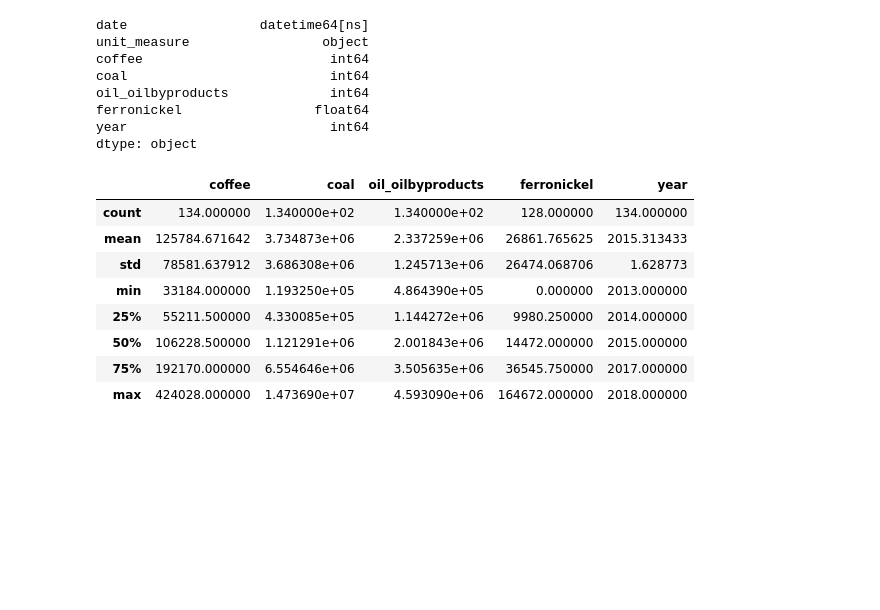
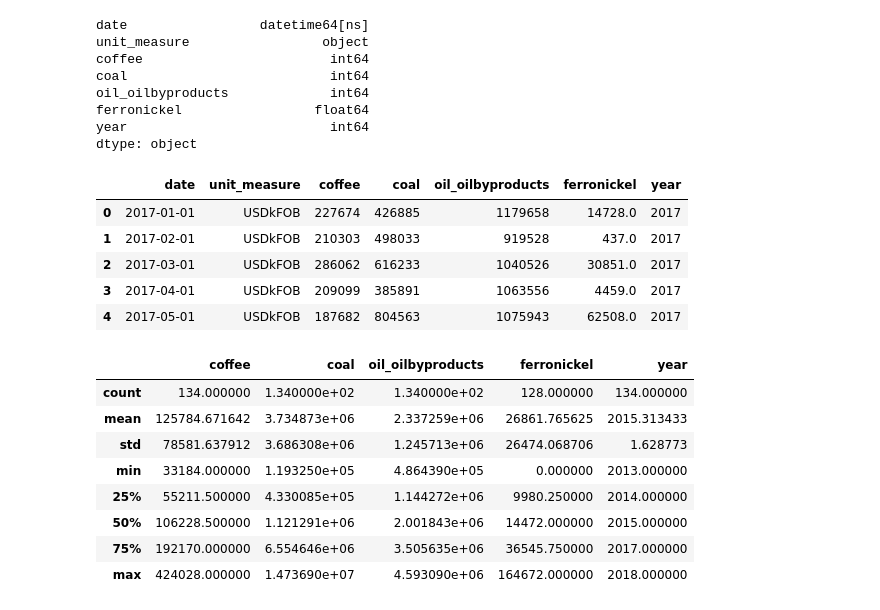
Before and after one commit to vavasquezhe/Ciencia-de-los-Datos-Aplicada, a Jupyter notebook: 2022-02/1. Intro ETL Python.ipynb, the cells around one changed output. Saved outputs shown, nothing was run; the diff lists cells and outputs as text; code cells hidden in the pictures; blank space fills up the shorter version.

```diff
--- a/2022-02/1. Intro ETL Python.ipynb
+++ b/2022-02/1. Intro ETL Python.ipynb
@@ -105,7 +159,7 @@ file_new.close()
 ### Paso 2. Transform
 # %%
 ## Se leen los registros del archivo generado en el paso anterior
-df_exports = pd.read_csv('Data/output/Exports_2013_2017.csv', sep = ';', thousands = '.', na_values=['NA  ','NA   '])
+df_exports = pd.read_csv('data/output/Exports_2013_2018.csv', sep = ';', thousands = '.', na_values=['NA  ','NA   '])
 df_exports.head()
 # %% [output]
 |  | date | unit_measure | coffee | coal | oil_oilbyproducts | ferronickel |
@@ -142,6 +196,15 @@ oil_oilbyproducts             int64
 ferronickel                 float64
 year                          int64
 dtype: object
+# %%
+df_exports.head()
+# %% [output]
+|  | date | unit_measure | coffee | coal | oil_oilbyproducts | ferronickel | year |
+| 0 | 2017-01-01 | USDkFOB | 227674 | 426885 | 1179658 | 14728.0 | 2017 |
+| 1 | 2017-02-01 | USDkFOB | 210303 | 498033 | 919528 | 437.0 | 2017 |
+| 2 | 2017-03-01 | USDkFOB | 286062 | 616233 | 1040526 | 30851.0 | 2017 |
+| 3 | 2017-04-01 | USDkFOB | 209099 | 385891 | 1063556 | 4459.0 | 2017 |
+| 4 | 2017-05-01 | USDkFOB | 187682 | 804563 | 1075943 | 62508.0 | 2017 |
 # %%
 ## Se obtienen métricas descriptivas de cada una de las varaibles numéricas
 df_exports.describe()
```
Also changed, not shown: parts of 17 cells of this notebook, 13 other files.
